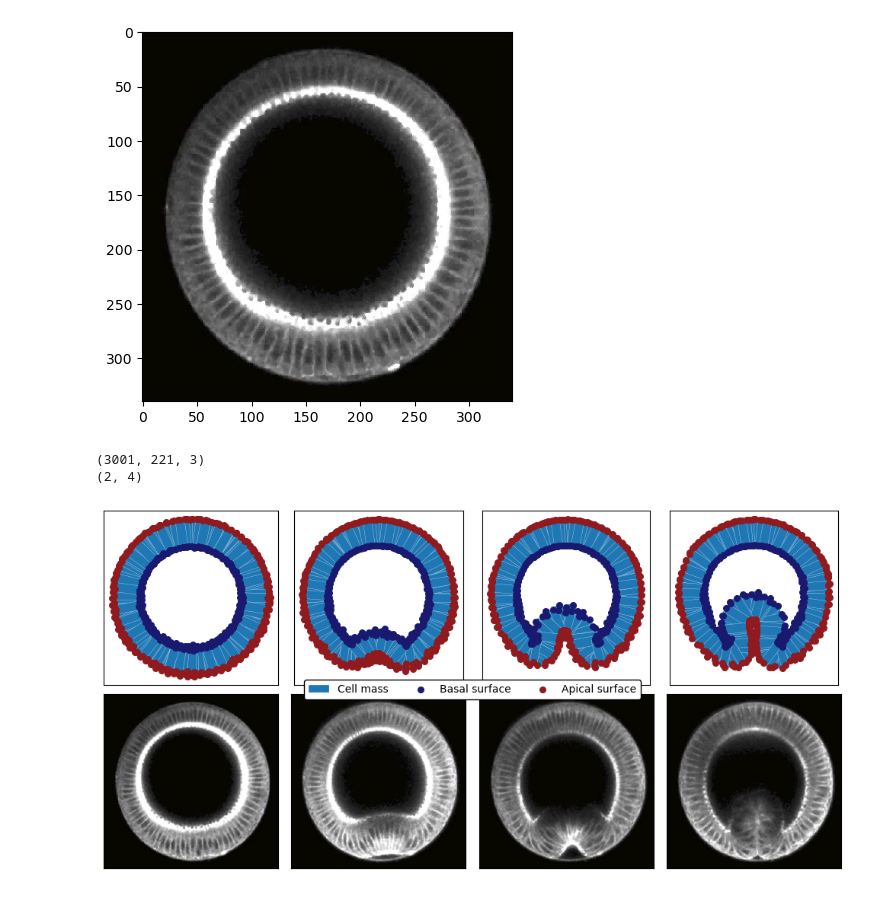
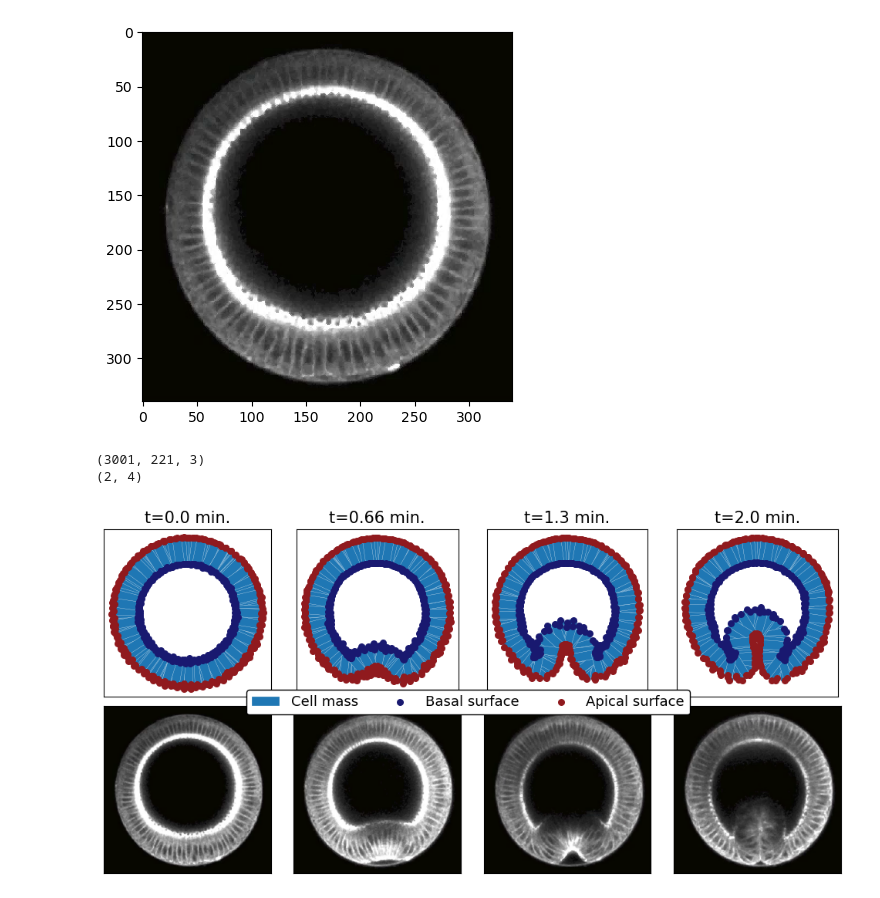
Before and after one commit to JakobSchauser/Thesis, a Jupyter notebook: CompareToData/VentralFurrow/CompareToVF.ipynb, the cells around one changed output. Cells and saved outputs as stored; diff of their text form; code cells hidden in the pictures.

```diff
--- a/CompareToData/VentralFurrow/CompareToVF.ipynb
+++ b/CompareToData/VentralFurrow/CompareToVF.ipynb
@@ -25,14 +25,18 @@ plt.imshow(frames[0])
 <matplotlib.image.AxesImage at 0x...>
 [figure]
 # %%
-path = '../../CodePass2/runs/'
-path = "D:/"
-with h5py.File(path+'finale_normal.hdf5', 'r') as f:
-    # read the data
-    positions = f['x'][:]
-    properties = f['properties'][:][0]
-    p = f['p'][:]
+# path = '../../CodePass2/runs/'
+# path = "D:/"
+# with h5py.File(path+'finale_normal.hdf5', 'r') as f:
+#     # read the data
+#     positions = f['x'][:]
+#     properties = f['properties'][:][0]
+#     p = f['p'][:]
 
-x = positions
+
+
+# x = positions
+x = np.load("../f_poss.npy")
+p = np.load("../f_p.npy")
 # %%
 def index_to_time(index):
@@ -94,33 +97,33 @@ for i in range(4):
     axs[0].scatter(bottoms[:, 0],bottoms[:, 1], c = "midnightblue", label = "Basal surface", s = 30)
     axs[0].scatter(tops[:, 0], tops[:, 1], c = "#901A1E", label = "Apical surface", s = 30)
 
     # axs[0].scatter(xcut[ind, :, 1], xcut[ind, :, 2],  lw=0.1, c = "darkblue", s=0.7)
     axs[0].set_aspect('equal')
 
     axs[1].imshow(frames[i*videospeed+5])
     # cx = 170
     # cy = 164
     # axs[1].scatter((xcut+5*pcut)[ind, :, 1]*5 + cx, -(xcut+5*pcut)[ind, :, 2]*5 + cy, cmap='viridis')
     # axs[1].scatter((xcut-3.2*pcut)[ind, :, 1]*5 + cx, -(xcut-3.2*pcut)[ind, :, 2]*5 + cy, cmap='viridis')
 
     # remove axes
     axs[0].set_xticks([])
     axs[0].set_yticks([])
     axs[1].set_xticks([])
     axs[1].set_yticks([])
 
     # set titles
-    # axs[0].set_title(f"t={ind}")
+    axs[0].set_title(f"t={index_to_time(ind):.2} min.", fontsize = 15)
 plt.tight_layout()
 
 # add legend
 handles, labels = allaxs[0,0].get_legend_handles_labels()
 
 # make background white
-legend = fig.legend(handles, labels, loc='center', ncol=3, facecolor='white', edgecolor='black', )
+legend = fig.legend(handles, labels, loc=(0.2,0.44), ncol=3, facecolor='white', edgecolor='black', fontsize = 13)
 legend.get_frame().set_alpha(None)
 legend.get_frame().set_facecolor((1, 1, 1, 1))
 # %% [output]
 (3001, 221, 3)
 (2, 4)
-[figure, old version]
+[figure, new version]
```
Also changed, not shown: parts of 2 cells of this notebook, 3 other files.
